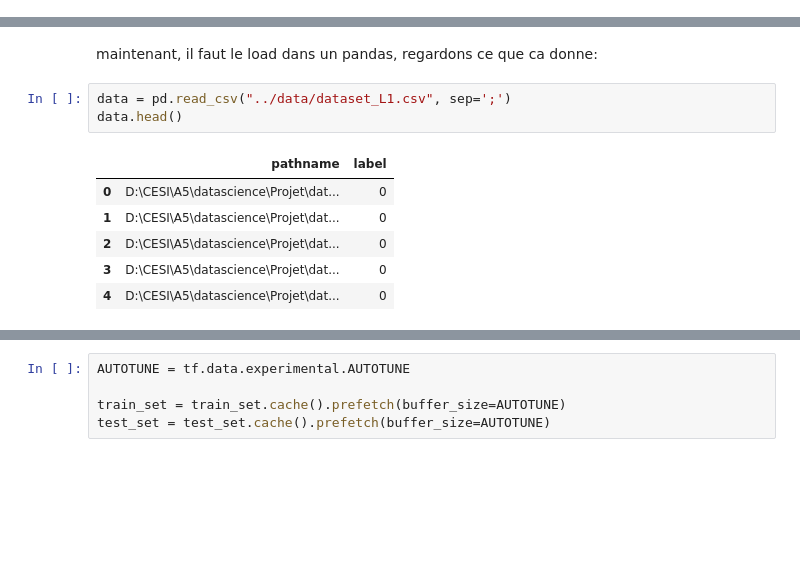
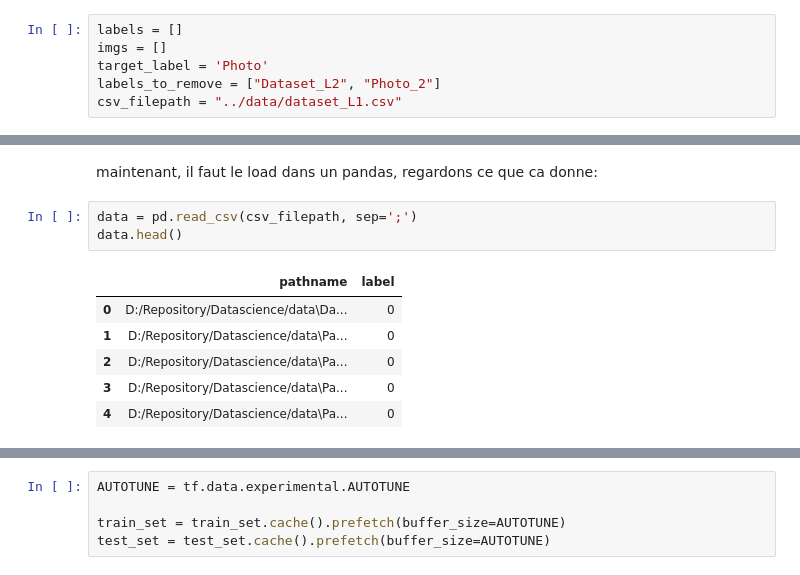
Before and after one commit to Victorien-Goudeau/DataScience, a Jupyter notebook: Livrable 1/Livrable 1.ipynb, the cells around one changed output, grey strips where cells are left out. Cells and saved outputs as stored; diff of their text form; blank space fills up the shorter version.

```diff
--- a/Livrable 1/Livrable 1.ipynb
+++ b/Livrable 1/Livrable 1.ipynb
@@ -69,0 +56,6 @@ LABELS : ['Painting', 'Photo', 'Schematics', 'Sketch', 'Text']
+# %%
+labels = []
+imgs = []
+target_label = 'Photo'
+labels_to_remove = ["Dataset_L2", "Photo_2"]
+csv_filepath = "../data/dataset_L1.csv"
@@ -70,12 +96,12 @@ LABELS : ['Painting', 'Photo', 'Schematics', 'Sketch', 'Text']
 # %% [markdown]
 maintenant, il faut le load dans un pandas, regardons ce que ca donne:
 # %%
-data = pd.read_csv("../data/dataset_L1.csv", sep=';')
+data = pd.read_csv(csv_filepath, sep=';')
 data.head()
 # %% [output]
 |  | pathname | label |
-| 0 | D:\CESI\A5\datascience\Projet\dat... | 0 |
-| 1 | D:\CESI\A5\datascience\Projet\dat... | 0 |
-| 2 | D:\CESI\A5\datascience\Projet\dat... | 0 |
-| 3 | D:\CESI\A5\datascience\Projet\dat... | 0 |
-| 4 | D:\CESI\A5\datascience\Projet\dat... | 0 |
+| 0 | D:/Repository/Datascience/data\Da... | 0 |
+| 1 | D:/Repository/Datascience/data\Pa... | 0 |
+| 2 | D:/Repository/Datascience/data\Pa... | 0 |
+| 3 | D:/Repository/Datascience/data\Pa... | 0 |
+| 4 | D:/Repository/Datascience/data\Pa... | 0 |
```
Also changed, not shown: parts of 25 cells of this notebook, 1 other file.
